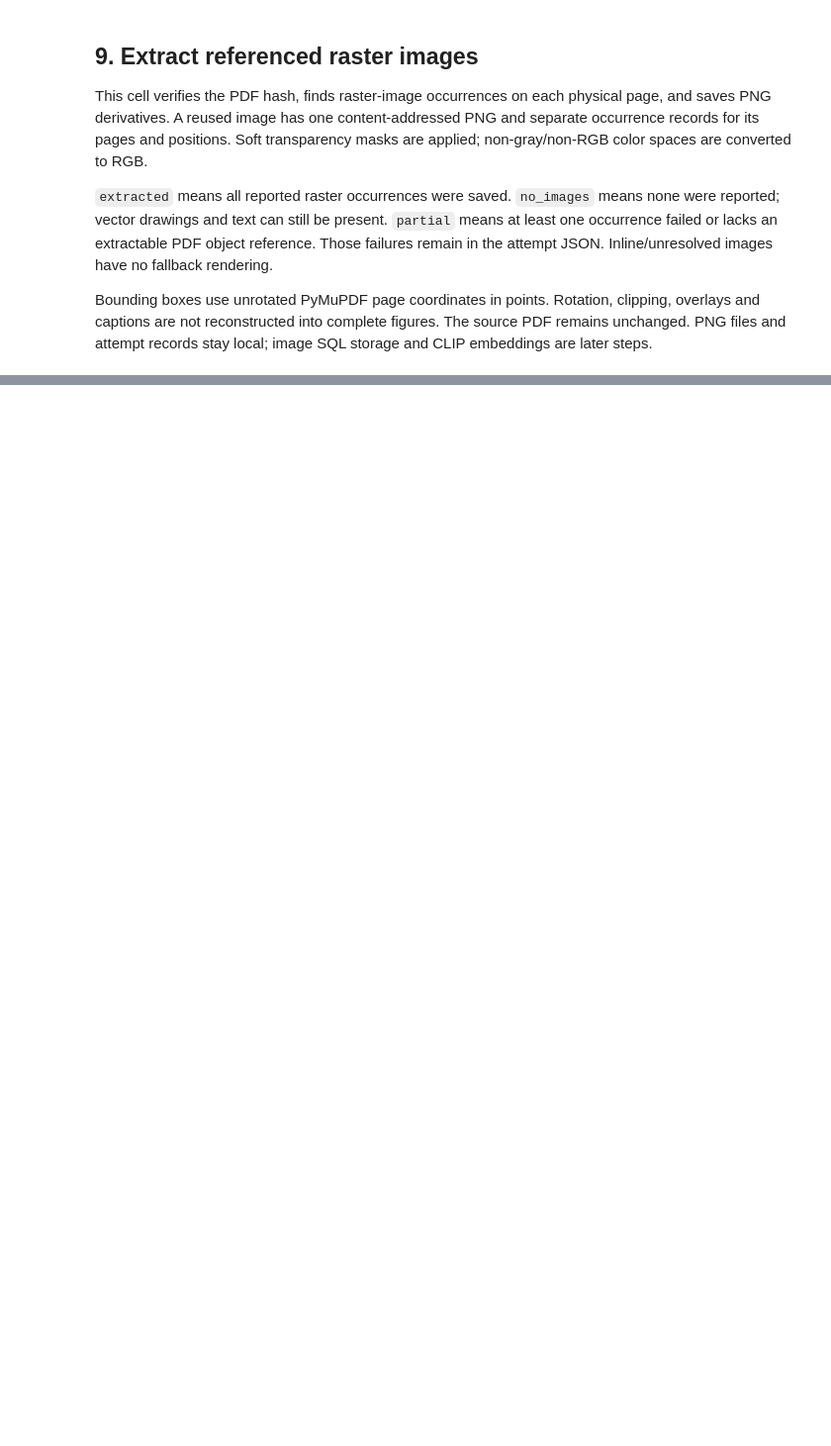
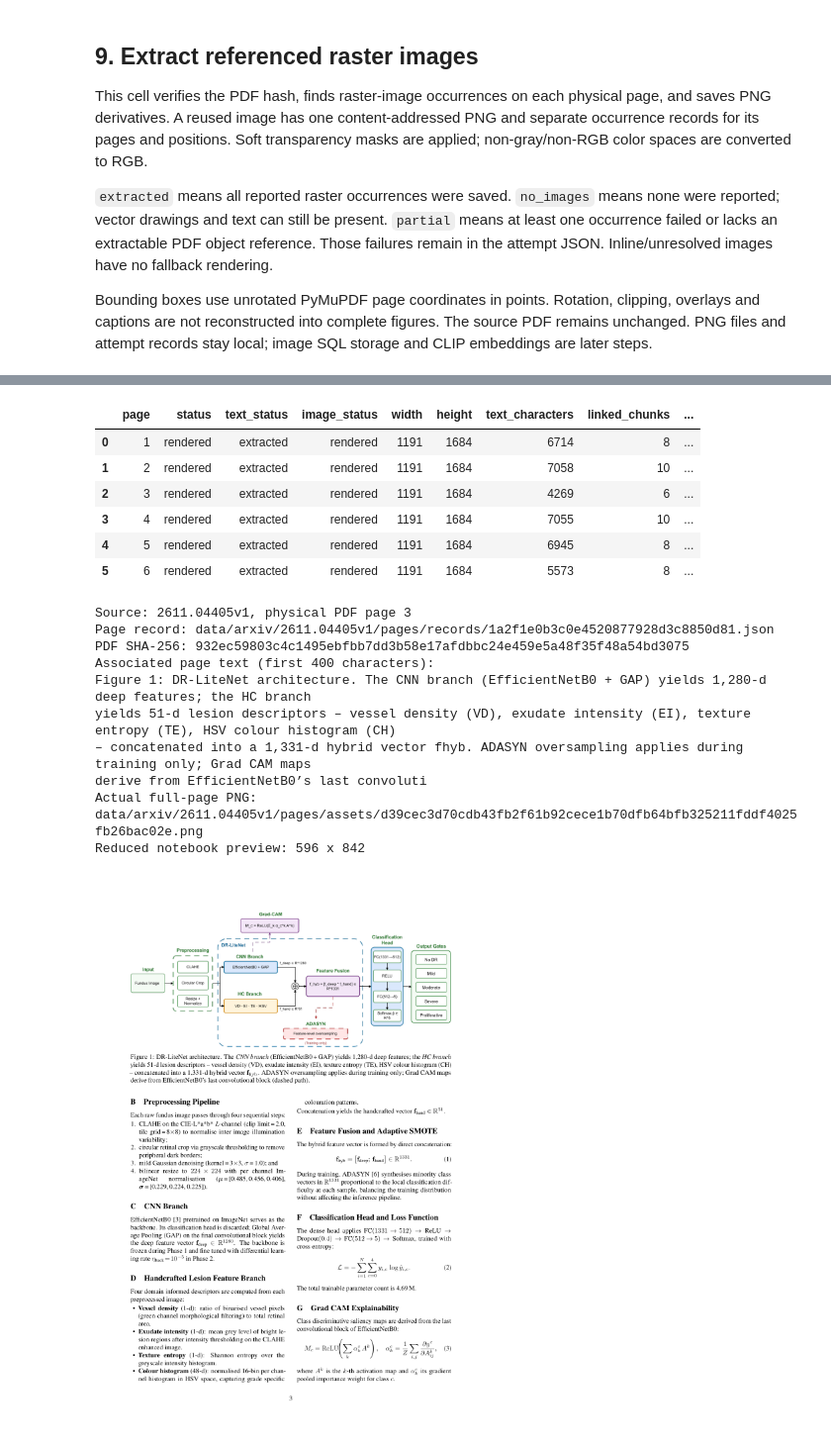
Before and after one commit to tubakadriye/search4cure-diabetes-multi-agent-system, a Jupyter notebook: notebooks/walkthrough.ipynb, the cells around one changed output, grey strips where cells are left out. Shown at 99% size. Saved outputs shown, nothing was run; the diff lists cells and outputs as text; code cells hidden in the pictures; blank space fills up the shorter version.

Commit message:
Add full-page context rendering with independent error handling

```diff
--- a/notebooks/walkthrough.ipynb
+++ b/notebooks/walkthrough.ipynb
@@ -397,0 +414,46 @@ Reduced preview: 508 x 217; stored image: 2031 x 865
+# %%
+import hashlib
+
+page_result = render_pages(
+    download_result["metadata_path"],
+    extraction_path=extraction_result["metadata_path"],
+    chunks_path=chunk_result["metadata_path"],
+    dpi=144,
+)
+print(json.dumps({key: page_result[key] for key in (
+    "status", "page_count", "rendered_count", "failed_count",
+    "text_failed_count", "image_failed_count", "metadata_path",
+)}, indent=2))
+page_rows = [{
+    "page": item["page_number"], "status": item["status"],
+    "text_status": item["text_status"], "image_status": item["image_status"],
+    "width": item["image"]["width"] if item["image"] else None,
+    "height": item["image"]["height"] if item["image"] else None,
+    "text_characters": len(item["text"]) if item["text"] is not None else None,
+    "linked_chunks": len(item["chunk_ids"]), "error": item["error"],
+} for item in page_result["pages"]]
+pages_df = pd.DataFrame(page_rows)
+print(pages_df.to_string(index=False))
+display(pages_df)
+
+PAGE_TO_SHOW = min(3, page_result["page_count"])
+selected_page = next(item for item in page_result["pages"] if item["page_number"] == PAGE_TO_SHOW)
+assert selected_page["text"] == extraction_result["pages"][PAGE_TO_SHOW - 1]["text"]
+assert selected_page["chunk_ids"] == [c["chunk_id"] for c in chunk_result["chunks"] if c["page_number"] == PAGE_TO_SHOW]
+print(f"Source: {selected_page['arxiv_id']}v{selected_page['version']}, physical PDF page {PAGE_TO_SHOW}")
+print("Page record:", selected_page.get("record_path"))
+print("PDF SHA-256:", selected_page["source_pdf_sha256"])
+print("Associated page text (first 400 characters):")
+print(selected_page["text"][:400])
+if selected_page["image"] is not None:
+    png_path = Path(selected_page["image"]["local_path"])
+    assert hashlib.sha256(png_path.read_bytes()).hexdigest() == selected_page["image"]["sha256"]
+    print("Actual full-page PNG:", png_path)
+    preview = pymupdf.Pixmap(str(png_path))
+    while max(preview.width, preview.height) > 1000:
+        preview.shrink(1)
+    print(f"Reduced notebook preview: {preview.width} x {preview.height}")
+    display(Image(data=preview.tobytes("png")))
+if page_result["status"] != "rendered":
+    print("INCOMPLETE page rendering: inspect failed page records before using them as evidence.")
+# %% [output]
@@ -397,0 +477,18 @@ Reduced preview: 508 x 217; stored image: 2031 x 865
+|  | page | status | text_status | image_status | width | height | text_characters | linked_chunks | ... |
+| 0 | 1 | rendered | extracted | rendered | 1191 | 1684 | 6714 | 8 | ... |
+| 1 | 2 | rendered | extracted | rendered | 1191 | 1684 | 7058 | 10 | ... |
+| 2 | 3 | rendered | extracted | rendered | 1191 | 1684 | 4269 | 6 | ... |
+| 3 | 4 | rendered | extracted | rendered | 1191 | 1684 | 7055 | 10 | ... |
+| 4 | 5 | rendered | extracted | rendered | 1191 | 1684 | 6945 | 8 | ... |
+| 5 | 6 | rendered | extracted | rendered | 1191 | 1684 | 5573 | 8 | ... |
+Source: 2611.04405v1, physical PDF page 3
+Page record: data/arxiv/2611.04405v1/pages/records/1a2f1e0b3c0e4520877928d3c8850d81.json
+PDF SHA-256: 932ec59803c4c1495ebfbb7dd3b58e17afdbbc24e459e5a48f35f48a54bd3075
+Associated page text (first 400 characters):
+Figure 1: DR-LiteNet architecture. The CNN branch (EfficientNetB0 + GAP) yields 1,280-d deep features; the HC branch
+yields 51-d lesion descriptors – vessel density (VD), exudate intensity (EI), texture entropy (TE), HSV colour histogram (CH)
+– concatenated into a 1,331-d hybrid vector fhyb. ADASYN oversampling applies during training only; Grad CAM maps
+derive from EfficientNetB0’s last convoluti
+Actual full-page PNG: data/arxiv/2611.04405v1/pages/assets/d39cec3d70cdb43fb2f61b92cece1b70dfb64bfb325211fddf4025fb26bac02e.png
+Reduced notebook preview: 596 x 842
+[figure, added]
```
Also changed, not shown: parts of 15 cells of this notebook, 4 other files.
